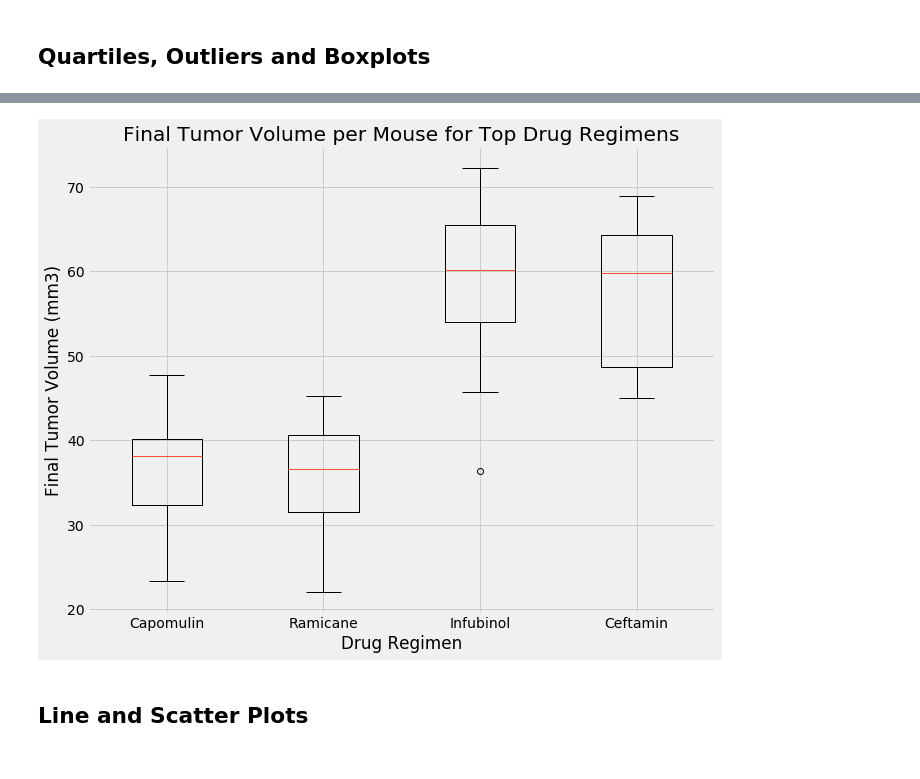
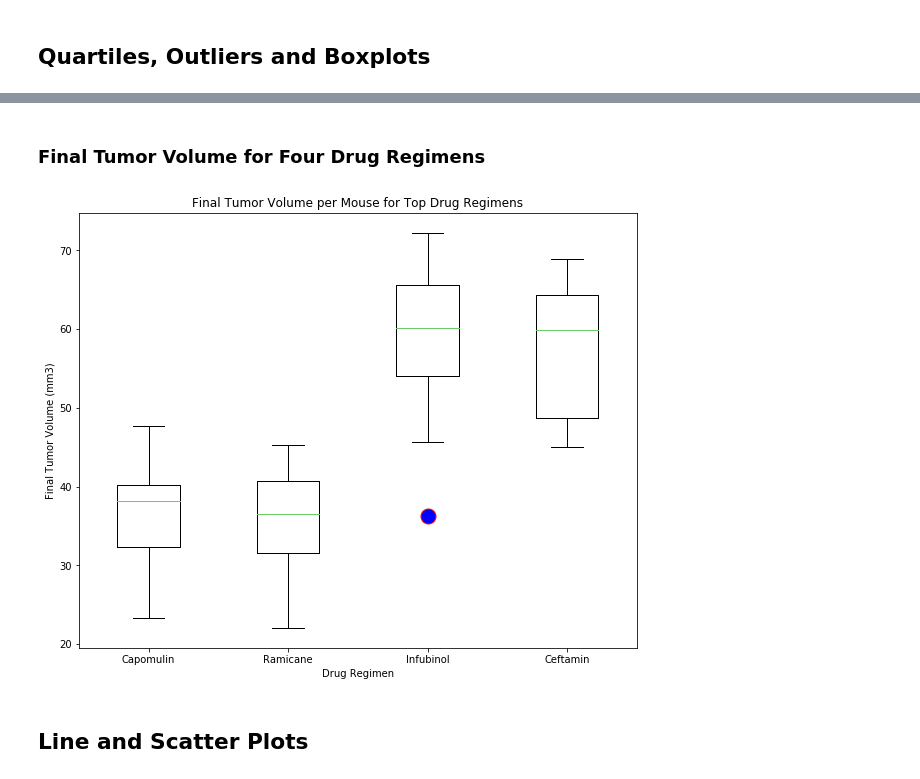
Before and after one commit to MichRisu/matplotlib-challenge, a Jupyter notebook: Pymaceuticals/pymaceuticals_starter.ipynb, the cells around one changed output, grey strips where cells are left out. Drawn from its saved outputs; the diff is of its cells as text; code cells hidden in the pictures.

```diff
--- a/Pymaceuticals/pymaceuticals_starter.ipynb
+++ b/Pymaceuticals/pymaceuticals_starter.ipynb
@@ -9,7 +9,7 @@ import numpy as np
 from scipy.stats import linregress
 from scipy import stats
 
-plt.style.use('fivethirtyeight')
+plt.style.use('seaborn-muted')
 
 # Study data files
 mouse_metadata_path = "data/Mouse_metadata.csv"
@@ -337,17 +327,23 @@ Values above 87.67 could be outliers.
+# %% [markdown]
+### Final Tumor Volume for Four Drug Regimens
 # %%
 # Generate a box plot of the final tumor volume of each mouse across four regimens of interest
 final_tumor = [cap_vol, ram_vol, inf_vol, ceft_vol]
 top_tx = ['Capomulin', 'Ramicane', 'Infubinol','Ceftamin']
+flier = dict(marker = 'o', markerfacecolor='y',
+                  markersize=12, markeredgecolor='b')
 
 fig3, ax3 = plt.subplots(figsize=(10,8))
-ax3.boxplot(final_tumor)
+ax3.boxplot(final_tumor, flierprops = dict(markersize=15, markeredgecolor ='red',
+                                           markerfacecolor='b'))
 ax3.set(xlabel= "Drug Regimen",
         ylabel= "Final Tumor Volume (mm3)",
     title="Final Tumor Volume per Mouse for Top Drug Regimens",
        xticklabels= top_tx);
+ax3.set
 plt.show()
 # %% [output]
-[figure, old version]
+[figure, new version]
 # %% [markdown]
 ## Line and Scatter Plots
 # %%
```
Also changed, not shown: parts of 25 cells of this notebook.
